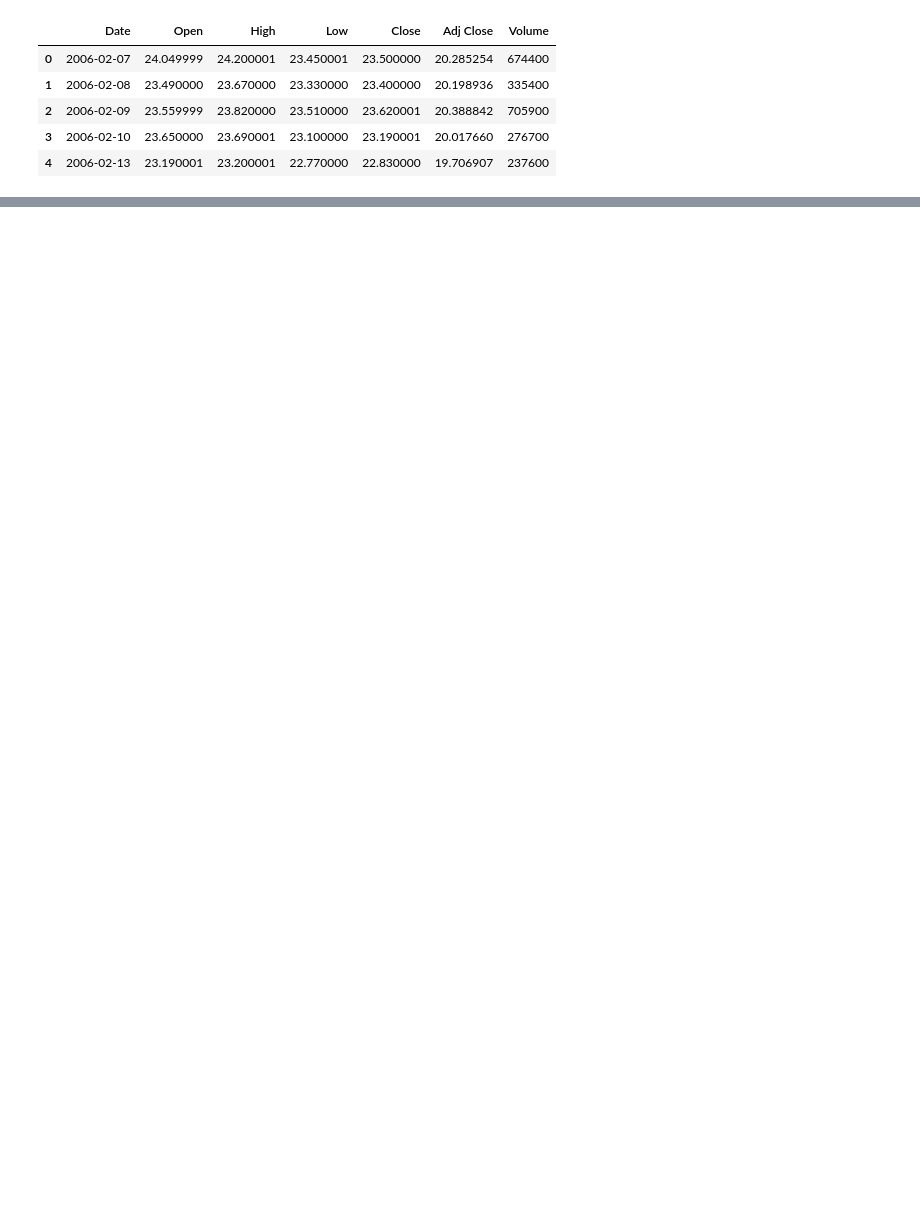
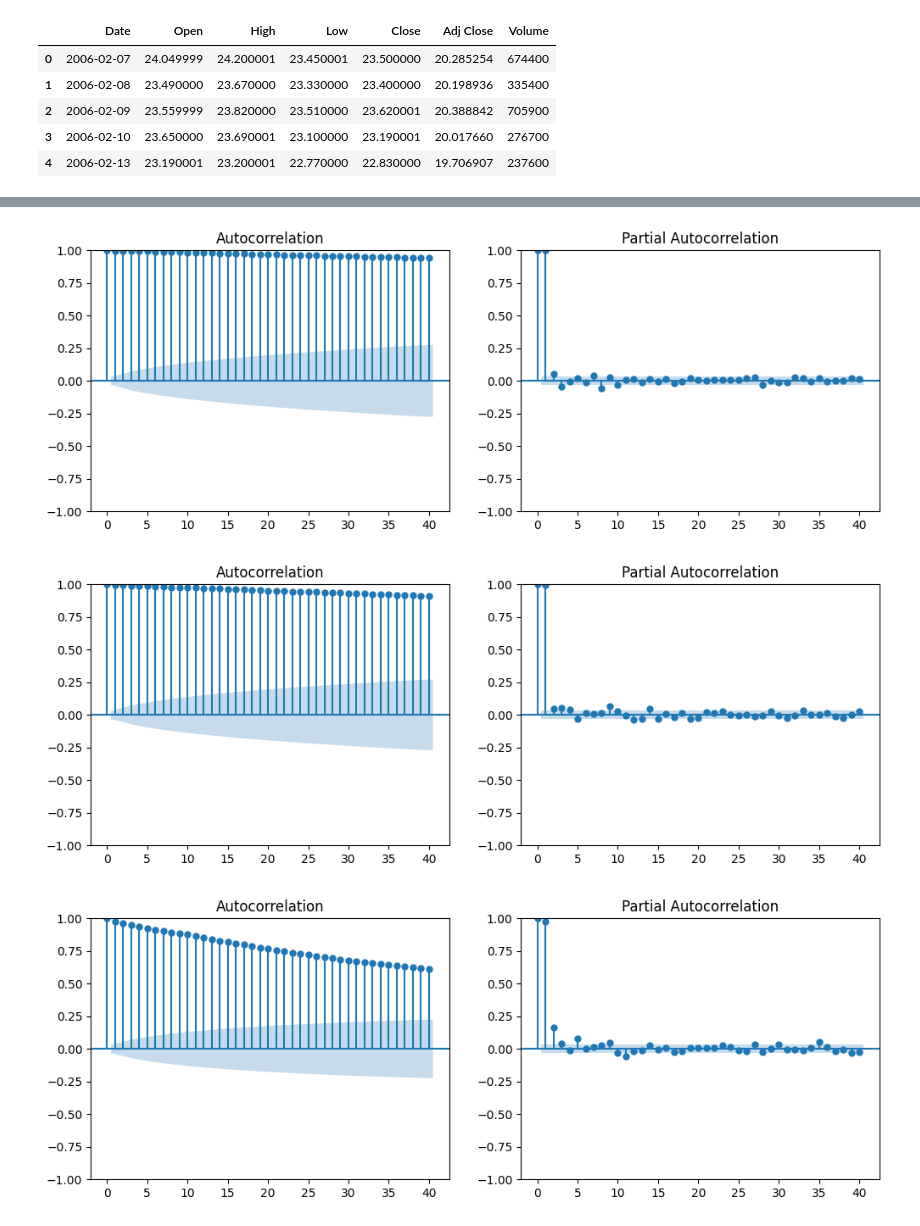
Before and after one commit to Arij-Chafter/Deep-Learning-for-Portfolio-Optimization, a Jupyter notebook: test_portfolio_optimization.ipynb, the cells around one changed output, grey strips where cells are left out. Drawn from its saved outputs; the diff is of its cells as text; code cells hidden in the pictures; blank space fills up the shorter version.

```diff
--- a/test_portfolio_optimization.ipynb
+++ b/test_portfolio_optimization.ipynb
@@ -58,0 +337,24 @@ VTI_DB.head()
+# %%
+# Fonction pour vérifier l'autocorrélation
+def check_autocorrelation(series, lags=40):
+    # Tracer l'ACF
+    fig, ax = plt.subplots(1, 2, figsize=(12, 4))
+    sm.graphics.tsa.plot_acf(series, lags=lags, ax=ax[0])
+
+    # Tracer le PACF
+    sm.graphics.tsa.plot_pacf(series, lags=lags, ax=ax[1])
+
+    plt.show()
+
+# Vérifier l'autocorrélation pour les colonnes de prix de clôture
+for column in close_columns:
+    check_autocorrelation(portfolio_df[f'{column}'].dropna(), lags=40)
+
+# Vérifier l'autocorrélation pour les colonnes de rendement journalier
+return_columns = ['VTI_Daily_Return', 'AGG_Daily_Return', 'DBC_Daily_Return', 'VIX_Daily_Return']
+for column in return_columns:
+    check_autocorrelation(portfolio_df[column].dropna(), lags=40)
+# %% [output]
+[figure, added]
+[figure, added]
+[figure, added]
```
Also changed, not shown: parts of 44 cells of this notebook.
